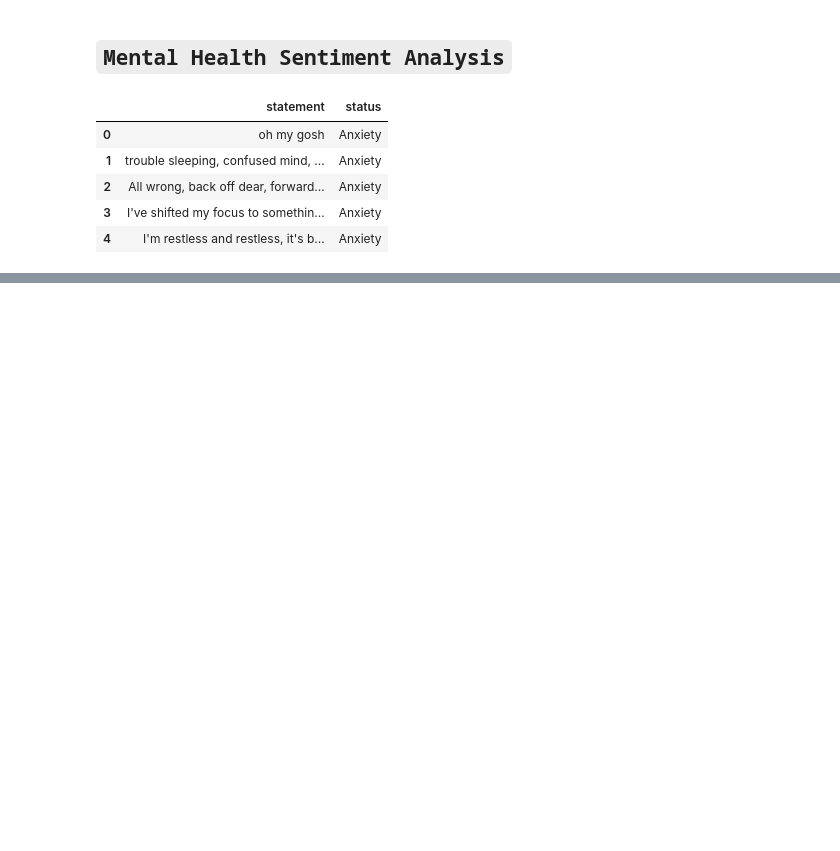
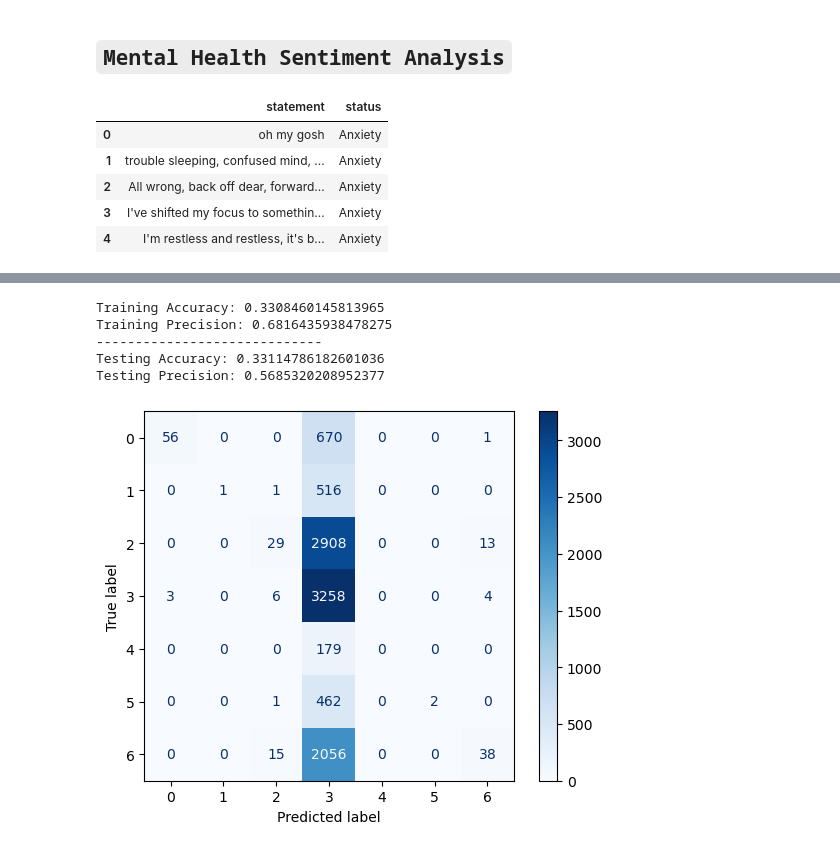
Before and after one commit to martin-m-kinoti/NLP-Tasks, a Jupyter notebook: week6/mental_health.ipynb, the cells around one changed output, grey strips where cells are left out. Drawn from its saved outputs; the diff is of its cells as text; code cells hidden in the pictures; blank space fills up the shorter version.

```diff
--- a/week6/mental_health.ipynb
+++ b/week6/mental_health.ipynb
@@ -16,0 +201,10 @@ data.head()
+# %%
+# K-Nearest Neighbors
+classifier(KNeighborsClassifier(n_neighbors=5), X_train, y_train, X_test, y_test)
+# %% [output]
+Training Accuracy: 0.3308460145813965
+Training Precision: 0.6816435938478275
+-----------------------------
+Testing Accuracy: 0.33114786182601036
+Testing Precision: 0.5685320208952377
+[figure, added]
```
Also changed, not shown: parts of 36 cells of this notebook, 4 other files.
